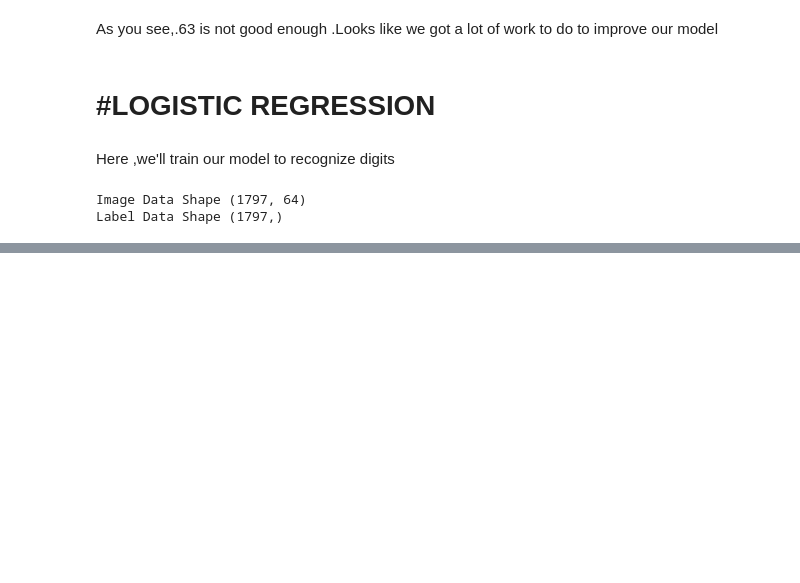
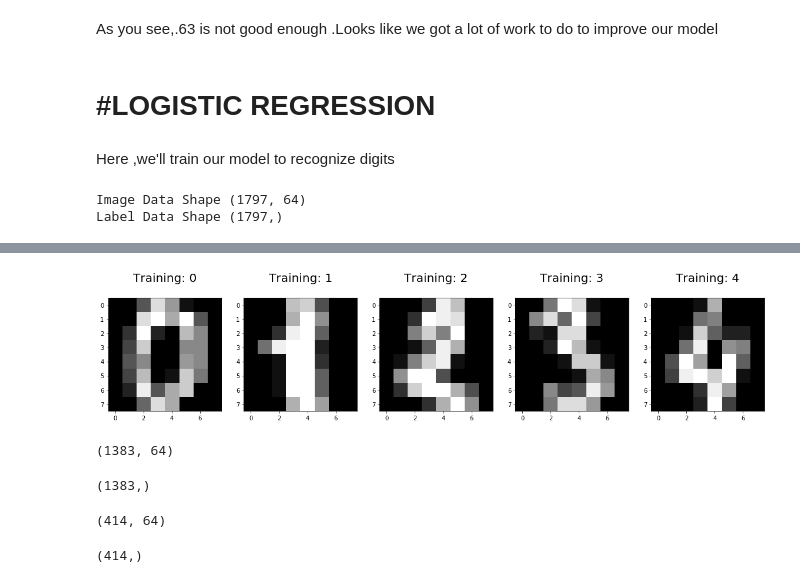
Before and after one commit to nassersaazi/ml_models, a Jupyter notebook: ml_simplilearn.ipynb, the cells around one changed output, grey strips where cells are left out. Saved outputs shown, nothing was run; the diff lists cells and outputs as text; code cells hidden in the pictures; blank space fills up the shorter version.

```diff
--- a/ml_simplilearn.ipynb
+++ b/ml_simplilearn.ipynb
@@ -144,6 +144,6 @@ Label Data Shape (1797,)
 plt.figure(figsize=(20,4))
 for index, (image, label) in enumerate(zip(digits.data[0:5],digits.target[0:5])):
     plt.subplot(1, 5,index +1)
-    plt.imshow(np.reshape(image, (8,8)), cmap = plt.cm.gray))
+    plt.imshow(np.reshape(image, (8,8)), cmap = plt.cm.gray)
     plt.title("Training: %i\n" % label,fontsize = 20)
 # %% [output]
@@ -150,0 +150 @@ SyntaxError: invalid syntax (<ipython-input-22-2dbd6526b0d4>, line 4)
+[figure, added]
@@ -150,0 +153,16 @@ SyntaxError: invalid syntax (<ipython-input-22-2dbd6526b0d4>, line 4)
+# %%
+print(X_train.shape)
+# %% [output]
+(1383, 64)
+# %%
+print(y_train.shape)
+# %% [output]
+(1383,)
+# %%
+print(X_test.shape)
+# %% [output]
+(414, 64)
+# %%
+print(y_test.shape)
+# %% [output]
+(414,)
```
Also changed, not shown: parts of 4 cells of this notebook.
